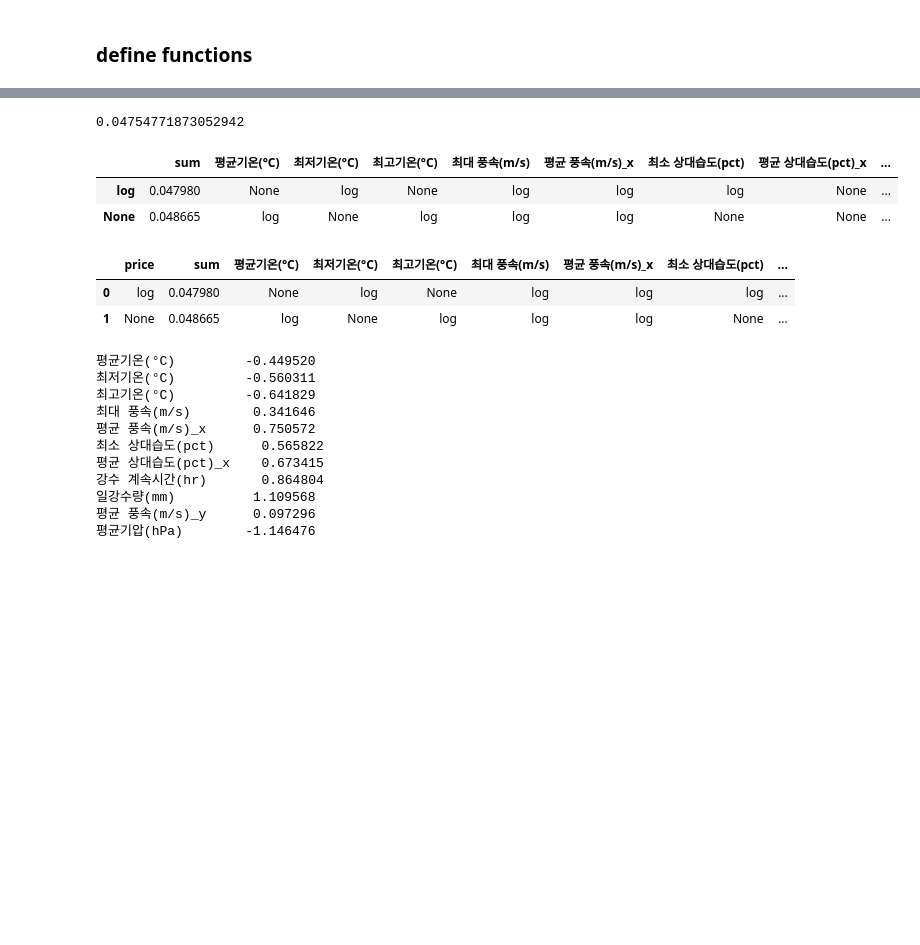
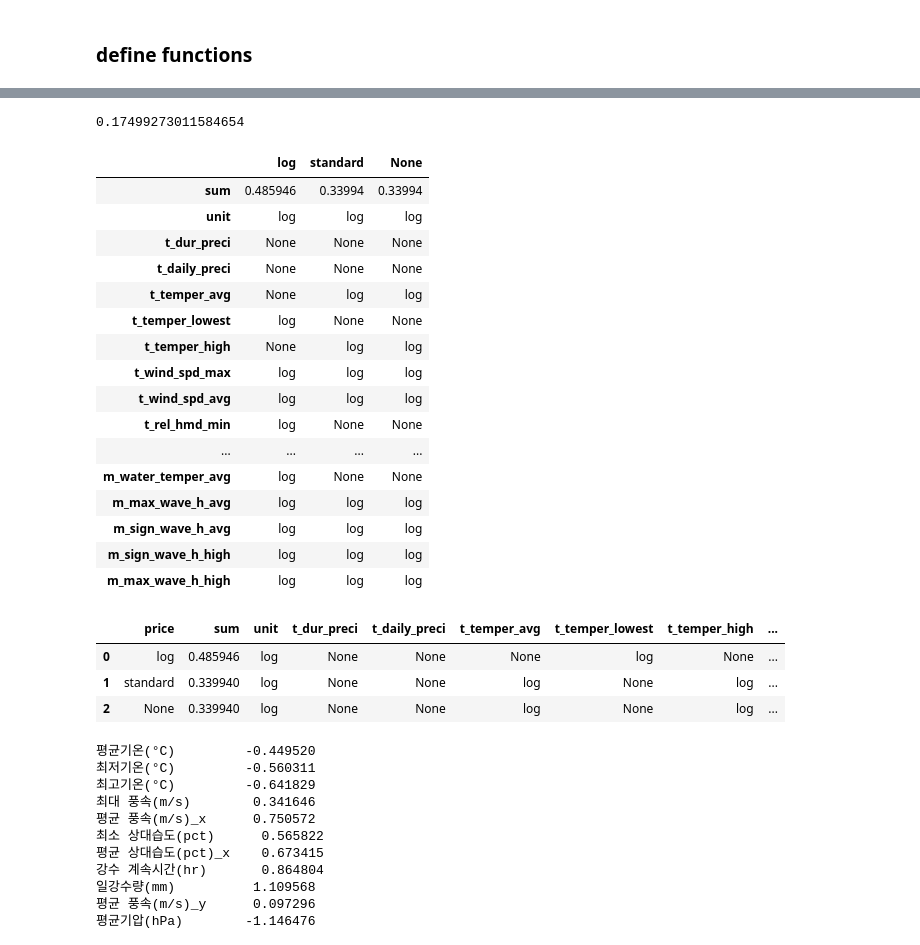
Before and after one commit to meowpunch/bobsim-research, a Jupyter notebook: src/main/python/naive_correlation.ipynb, the cells around one changed output, grey strips where cells are left out. Cells and saved outputs as stored; diff of their text form; code cells hidden in the pictures; blank space fills up the shorter version.

Commit message:
HANK/MEOW: modify certain data_analysis.inpynb

```diff
--- a/src/main/python/naive_correlation.ipynb
+++ b/src/main/python/naive_correlation.ipynb
@@ -12,7 +12,7 @@ import numpy as np
 
 from sklearn.base import BaseEstimator, TransformerMixin
 from scipy.stats import skew
-from util.build_dataset import build_hank_master
+from util.build_dataset import build_origin_fmp
 
 
 # transformer
@@ -27,8 +27,10 @@ log = log_transform
 sqrt = sqrt_transform
 standard = StandardScaler()
 
-t_names = ['log', 'standard', 'None']
-transformers = [log, standard, 'None']
+t_names_X = ['log', 'None']
+t_names_y = ['log', 'standard', 'None']
+transformers_X = [log, 'None']
+transformers_y = [log, standard, 'None']
 
 
 
@@ -39,7 +41,7 @@ def sum_corr(df):
     # default: method=pearson, min_periods=1
     # method{‘pearson’, ‘kendall’, ‘spearman’}
     corr = df.corr()
-    return abs(corr['당일조사가격'].drop('당일조사가격')).sum()
+    return abs(corr['price'].drop('price')).sum()
 
 def analyze_skew(df):
     return get_skews(df)
@@ -56,8 +58,8 @@ def transform(transformer, df):
         return transformer(df)
 
 def split_xy(df):
-    X = df.drop("당일조사가격" ,axis=1)
-    y = df['당일조사가격'].rename('price')
+    X = df.drop("price" ,axis=1)
+    y = df['price']
     return X, y
 
 def corr_xy(x, y):
@@ -69,7 +71,7 @@ def search_transformers(column, X: pd.DataFrame, y: pd.Series):
         iterate transformer for X and compare with y (corr_xy)
     """
     x = X[column]
-    l_tx = list(map(functools.partial(transform, df=pd.DataFrame(x)), transformers))
+    l_tx = list(map(functools.partial(transform, df=pd.DataFrame(x)), transformers_X))
 
     l_coef = list(map(functools.partial(corr_xy, y=y), l_tx))
 
@@ -77,8 +79,10 @@ def search_transformers(column, X: pd.DataFrame, y: pd.Series):
     max_coef = max(l_coef)
     max_index = l_coef.index(max_coef)
 
-    proper_transformer = t_names[max_index]
+    proper_transformer = t_names_X[max_index]
     return proper_transformer, max_coef
+
+
 
 def iterate_x(y: pd.Series, X: pd.DataFrame):
     # iterate X
@@ -88,11 +92,12 @@ def grid_search(X: pd.DataFrame, y: pd.Series):
     """
     return: result grid, pd DataFrame
     """
-    l_ty = list(map(functools.partial(transform, df=pd.DataFrame(y)), transformers))
+    l_ty = list(map(functools.partial(transform, df=pd.DataFrame(y)), transformers_y))
+    print(l_ty)
 
     # iterate y
     result = list(map(functools.partial(iterate_x, X=X), l_ty))
-    return pd.DataFrame(result, columns=X.columns, index=t_names)
+    return pd.DataFrame(result, columns=X.columns, index=t_names_y)
 
 def get_final_df(df):
     sum_df = pd.DataFrame(np.array(df.values.tolist())[:, :, 1], df.index, df.columns).astype("float").sum(axis=1).rename("sum")
@@ -100,9 +105,13 @@ def get_final_df(df):
     return pd.concat([sum_df, transformer_df], axis=1)
 
 
+
 # main: pipeline
-def pipeline(date="201908"):
-    origin_df = build_hank_master(date=date)
+def pipeline(df):
+    # have to make numeric df
+    numeric_df = df.select_dtypes(exclude=['object', 'datetime64[ns]'])
     X, y = split_xy(numeric_df)
     result_df = grid_search(X, y)
     return get_final_df(result_df),sum_corr(numeric_df), get_skews(X)
+# %%
+origin_df = build_origin_fmp(date="201908", prefix='clean')
@@ -109,3 +123,3 @@ def pipeline(date="201908"):
 # %%
-result08, ori_corr08, skews08 = pipeline(date="201908")
+result08, ori_corr08, skews08 = pipeline(origin_df)
 # %% [output]
@@ -119,20 +143,35 @@ NameError: name 'numeric_df' is not defined
 # %%
 pd.set_option('display.max_rows', 500)
 pd.set_option('display.max_columns', 500)
 pd.set_option('display.width', 1000)
 print(ori_corr08)
-result08
+result08.T
 # %% [output]
-0.04754771873052942
+0.17499273011584654
-|  | sum | 평균기온(°C) | 최저기온(°C) | 최고기온(°C) | 최대 풍속(m/s) | 평균 풍속(m/s)_x | 최소 상대습도(pct) | 평균 상대습도(pct)_x | ... |
-| log | 0.047980 | None | log | None | log | log | log | None | ... |
-| None | 0.048665 | log | None | log | log | log | None | None | ... |
+|  | log | standard | None |
+| sum | 0.485946 | 0.33994 | 0.33994 |
+| unit | log | log | log |
+| t_dur_preci | None | None | None |
+| t_daily_preci | None | None | None |
+| t_temper_avg | None | log | log |
+| t_temper_lowest | log | None | None |
+| t_temper_high | None | log | log |
+| t_wind_spd_max | log | log | log |
+| t_wind_spd_avg | log | log | log |
+| t_rel_hmd_min | log | None | None |
+| ... | ... | ... | ... |
+| m_water_temper_avg | log | None | None |
+| m_max_wave_h_avg | log | log | log |
+| m_sign_wave_h_avg | log | log | log |
+| m_sign_wave_h_high | log | log | log |
+| m_max_wave_h_high | log | log | log |
 # %%
 result08.reset_index().rename(columns={"index": "price"})
 # %% [output]
-|  | price | sum | 평균기온(°C) | 최저기온(°C) | 최고기온(°C) | 최대 풍속(m/s) | 평균 풍속(m/s)_x | 최소 상대습도(pct) | ... |
-| 0 | log | 0.047980 | None | log | None | log | log | log | ... |
-| 1 | None | 0.048665 | log | None | log | log | log | None | ... |
+|  | price | sum | unit | t_dur_preci | t_daily_preci | t_temper_avg | t_temper_lowest | t_temper_high | ... |
+| 0 | log | 0.485946 | log | None | None | None | log | None | ... |
+| 1 | standard | 0.339940 | log | None | None | log | None | log | ... |
+| 2 | None | 0.339940 | log | None | None | log | None | log | ... |
 # %%
 skews08
 # %% [output]
```
Also changed, not shown: parts of 2 cells of this notebook, 3 other files.
